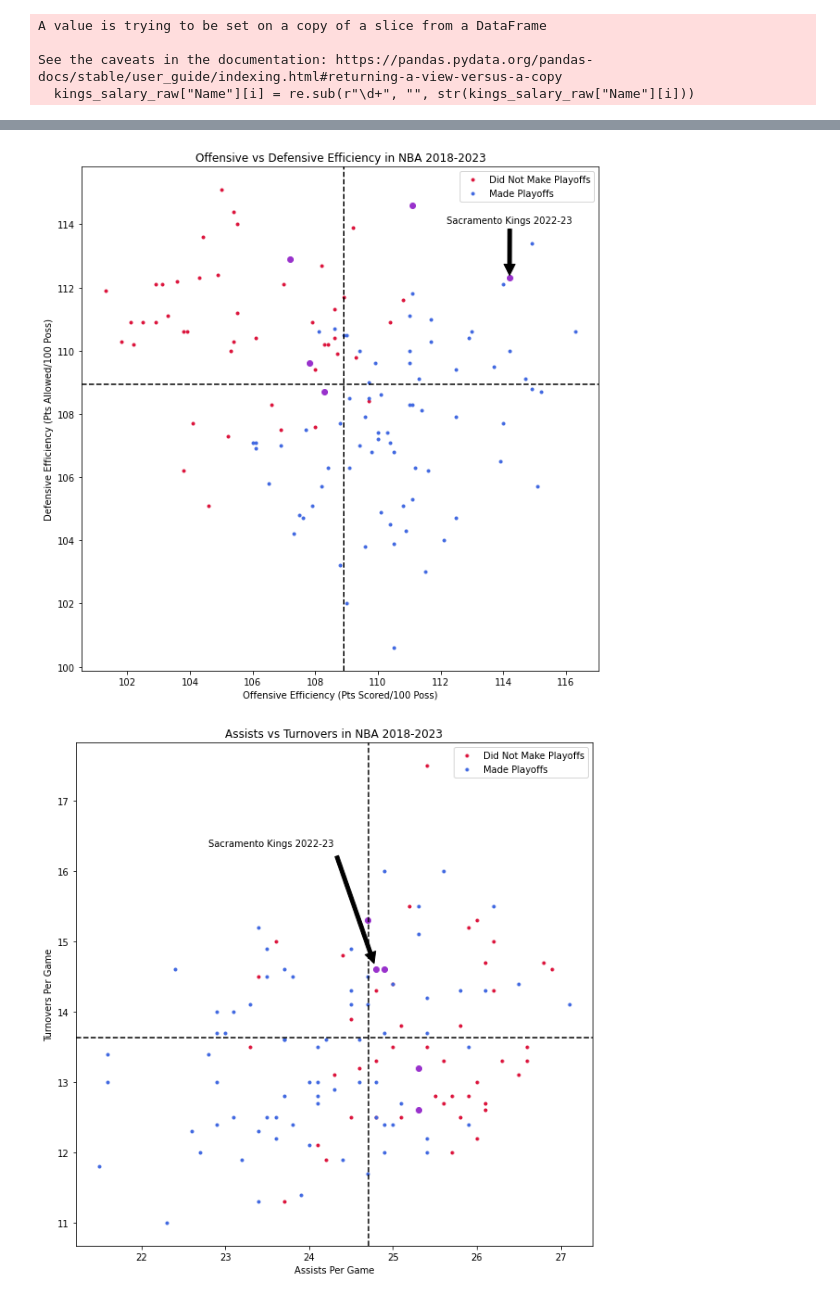
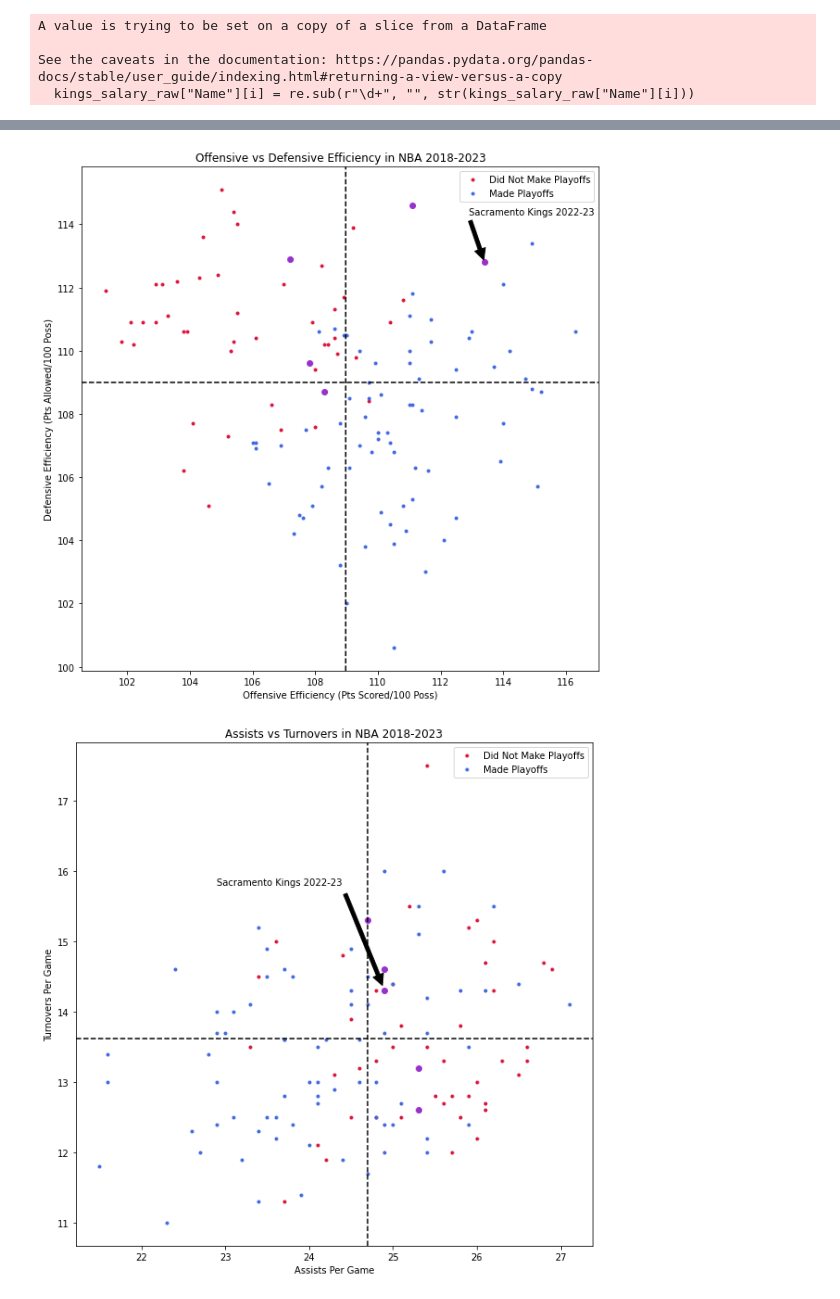
Before and after one commit to mattmori21/Kings-Project, a Jupyter notebook: data.ipynb, the cells around one changed output, grey strips where cells are left out. Saved outputs shown, nothing was run; the diff lists cells and outputs as text; code cells hidden in the pictures.

Commit message:
completed graphs

```diff
--- a/data.ipynb
+++ b/data.ipynb
@@ -241,3 +241,4 @@ fullnbastats["EFF FG%"] = fullnbastats["EFF FG%"].astype(float)
 fullnbastats["OFF EFF"] = fullnbastats["OFF EFF"].astype(float)
 fullnbastats["DEF EFF"] = fullnbastats["DEF EFF"].astype(float)
 kingsfullstats_5years = fullnbastats[fullnbastats['Team'].str.contains('Kings')]
+kingsindex = fullnbastats[fullnbastats['Team'] == '2023 Sacramento Kings'].index
@@ -276,5 +245,5 @@ plt.show()
 # %%
-def comparison_plot(df, index1, index2):
+def comparison_plot(df, index1, index2, xloc, yloc):
     groups = df.groupby("Made Playoffs")
     plt.figure(figsize=(10, 10))
     for name, group in groups:
@@ -288,24 +257,24 @@ def comparison_plot(df, index1, index2):
     plt.legend()
     plt.plot(kingsfullstats_5years.iloc[:,index1], kingsfullstats_5years.iloc[:,index2], linestyle='none', marker = 'o', color ='darkorchid')
     plt.annotate('Sacramento Kings 2022-23',
-             xy=(df.iloc[19,index1], df.iloc[19,index2]),
-             xytext=(df.iloc[19,index1]-2, df.iloc[19,index2] + 1.75),
+             xy=(df.iloc[kingsindex,index1], df.iloc[kingsindex,index2]),
+             xytext=(df.iloc[kingsindex,index1] + xloc, df.iloc[kingsindex,index2] + yloc),
              arrowprops=dict(facecolor='black', shrink=0.05))
     plt.axvline(mean(fullnbastats.iloc[:,index1]), color='k', linestyle='dashed')
     plt.axhline(mean(fullnbastats.iloc[:,index2]), color='k', linestyle='dashed')
 
-comparison_plot(fullnbastats, fullnbastats.columns.get_loc("OFF EFF"), fullnbastats.columns.get_loc("DEF EFF"))
+comparison_plot(fullnbastats, fullnbastats.columns.get_loc("OFF EFF"), fullnbastats.columns.get_loc("DEF EFF"), -0.5, 1.5)
 plt.xlabel("Offensive Efficiency (Pts Scored/100 Poss)")
 plt.ylabel("Defensive Efficiency (Pts Allowed/100 Poss)")
 plt.title("Offensive vs Defensive Efficiency in NBA 2018-2023")
 plt.show()
 # %% [output]
-[figure, old version]
+[figure, new version]
 # %%
-comparison_plot(fullnbastats, fullnbastats.columns.get_loc("AST"), fullnbastats.columns.get_loc("TO"))
+comparison_plot(fullnbastats, fullnbastats.columns.get_loc("AST"), fullnbastats.columns.get_loc("TO"), -2, 1.5)
 plt.xlabel("Assists Per Game")
 plt.ylabel("Turnovers Per Game")
 plt.title("Assists vs Turnovers in NBA 2018-2023")
 plt.show()
 # %% [output]
-[figure, old version]
+[figure, new version]
```
Also changed, not shown: parts of 12 cells of this notebook.
